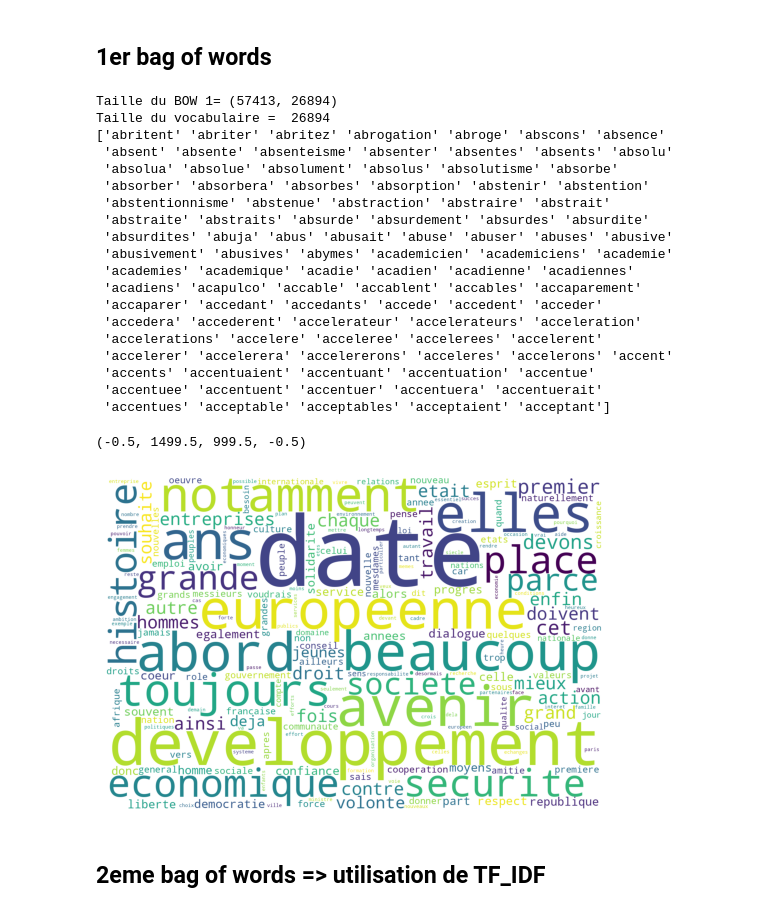
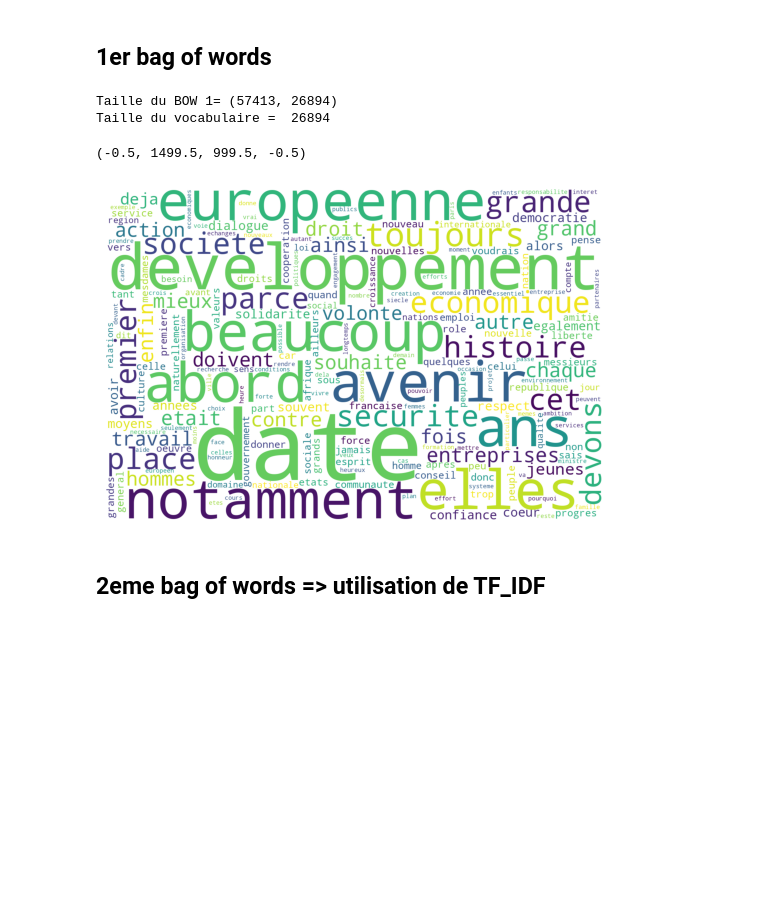
Before and after one commit to nbarrellon/RITAL2026, a Jupyter notebook: PROJET.ipynb, the cells around one changed output. Saved outputs shown, nothing was run; the diff lists cells and outputs as text; code cells hidden in the pictures; blank space fills up the shorter version.

```diff
--- a/PROJET.ipynb
+++ b/PROJET.ipynb
@@ -90,41 +90,24 @@ print(final_stopwords_list)
 # %% [markdown]
 ## 1er bag of words
 # %%
-vectorizer = CountVectorizer(stop_words=final_stopwords_list,analyzer="word", preprocessor=preprocessPerso)
-BOW1 = vectorizer.fit_transform(alltxts)
+vectorizer1 = CountVectorizer(stop_words=final_stopwords_list,analyzer="word", preprocessor=preprocessPerso)
+BOW1 = vectorizer1.fit_transform(alltxts)
 print("Taille du BOW 1=",BOW1.shape)
 word_counts = BOW1.sum(axis=0).A1
-word_freq = dict(zip(vectorizer.get_feature_names_out(), word_counts))
+word_freq = dict(zip(vectorizer1.get_feature_names_out(), word_counts))
 print("Taille du vocabulaire = ",len(word_freq))
-print(vocabulaire[100:200])
+
 #word_freq : dictionnaire des mots et de leur fréquence DANS TOUS LES DOCUMENTS
 
 wordcloud = WordCloud(background_color='white', max_words=200,width=1500,height=1000).generate_from_frequencies(word_freq)
 plt.figure()
 plt.imshow(wordcloud)
 plt.axis("off")
 # %% [output]
 Taille du BOW 1= (57413, 26894)
 Taille du vocabulaire =  26894
-['abritent' 'abriter' 'abritez' 'abrogation' 'abroge' 'abscons' 'absence'
- 'absent' 'absente' 'absenteisme' 'absenter' 'absentes' 'absents' 'absolu'
- 'absolua' 'absolue' 'absolument' 'absolus' 'absolutisme' 'absorbe'
- 'absorber' 'absorbera' 'absorbes' 'absorption' 'abstenir' 'abstention'
- 'abstentionnisme' 'abstenue' 'abstraction' 'abstraire' 'abstrait'
- 'abstraite' 'abstraits' 'absurde' 'absurdement' 'absurdes' 'absurdite'
- 'absurdites' 'abuja' 'abus' 'abusait' 'abuse' 'abuser' 'abuses' 'abusive'
- 'abusivement' 'abusives' 'abymes' 'academicien' 'academiciens' 'academie'
- 'academies' 'academique' 'acadie' 'acadien' 'acadienne' 'acadiennes'
- 'acadiens' 'acapulco' 'accable' 'accablent' 'accables' 'accaparement'
- 'accaparer' 'accedant' 'accedants' 'accede' 'accedent' 'acceder'
- 'accedera' 'accederent' 'accelerateur' 'accelerateurs' 'acceleration'
- 'accelerations' 'accelere' 'acceleree' 'accelerees' 'accelerent'
- 'accelerer' 'accelerera' 'accelererons' 'acceleres' 'accelerons' 'accent'
- 'accents' 'accentuaient' 'accentuant' 'accentuation' 'accentue'
- 'accentuee' 'accentuent' 'accentuer' 'accentuera' 'accentuerait'
- 'accentues' 'acceptable' 'acceptables' 'acceptaient' 'acceptant']
 (-0.5, 1499.5, 999.5, -0.5)
-[figure, old version]
+[figure, new version]
 # %% [markdown]
 ## 2eme bag of words => utilisation de TF_IDF
 # %%
```
Also changed, not shown: parts of 33 cells of this notebook, 38 other files.
